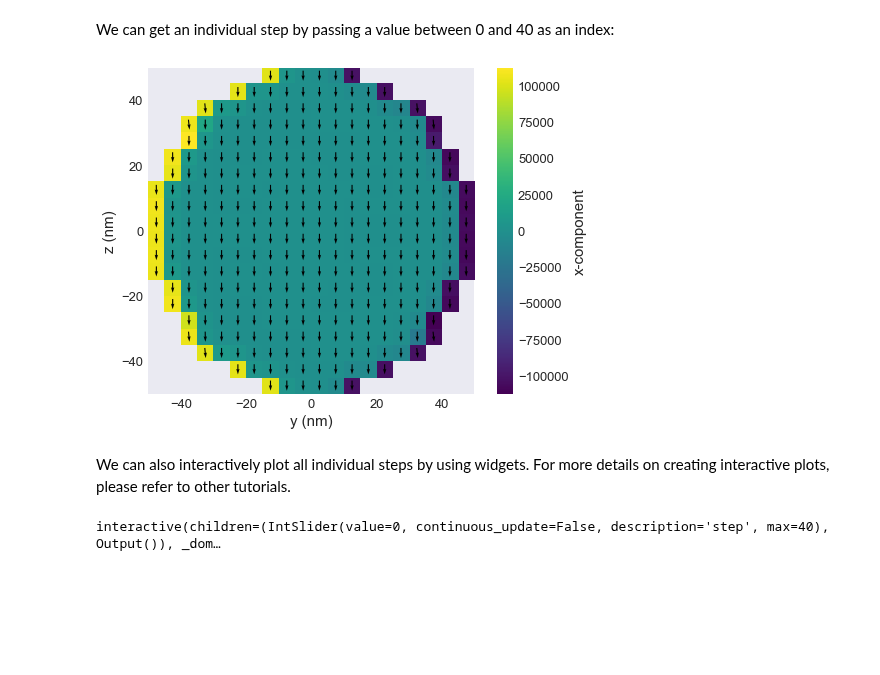
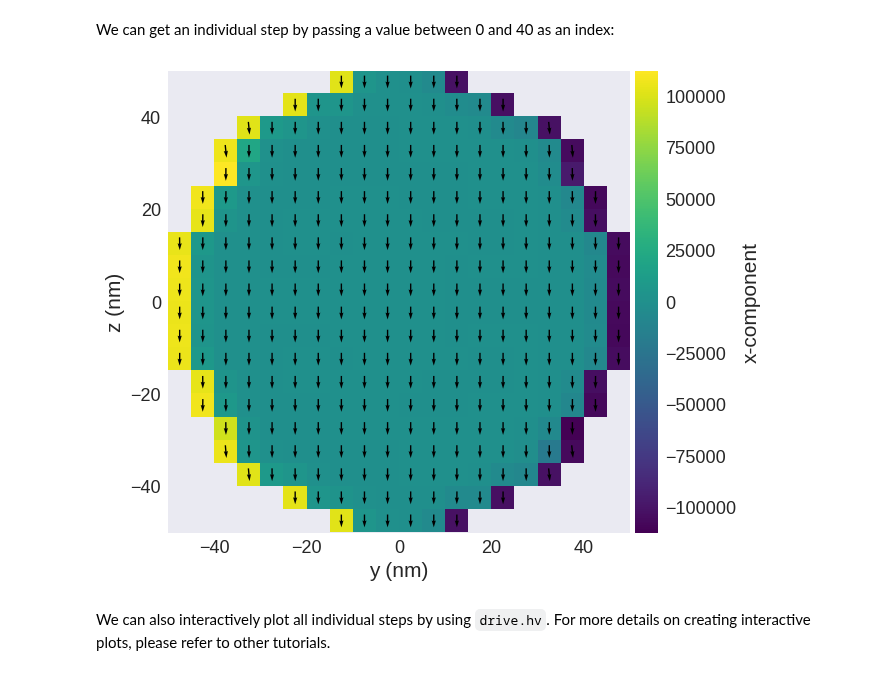
Before and after one commit to ubermag/tutorials, a Jupyter notebook: examples/hysteresis.ipynb, the cells around one changed output. Saved outputs shown, nothing was run; the diff lists cells and outputs as text; code cells hidden in the pictures; blank space fills up the shorter version.

```diff
--- a/examples/hysteresis.ipynb
+++ b/examples/hysteresis.ipynb
@@ -20,7 +20,7 @@ def Ms_fun(point):
     else:
         return 0
 
-system.m = df.Field(mesh, dim=3, value=(0, 0, -1), norm=Ms_fun)
+system.m = df.Field(mesh, nvdim=3, value=(0, 0, -1), norm=Ms_fun, valid="norm")
 # %% [markdown]
 Now that we have `system` object we can simulate hysteresis using `HysteresisDriver`. Like all other drivers, `HysteresisDriver` has `drive` method. As input arhuments it takes `system` object (as usual) and:
 
@@ -140,14 +140,8 @@ drive.n
 # %% [markdown]
 We can get an individual step by passing a value between 0 and 40 as an index:
 # %%
-drive[0].plane('x').mpl()
+drive[0].sel('x').mpl()
 # %% [output]
-[figure, old version]
+[figure, new version]
 # %% [markdown]
-We can also interactively plot all individual steps by using widgets. For more details on creating interactive plots, please refer to other tutorials.
+We can also interactively plot all individual steps by using `drive.hv`. For more details on creating interactive plots, please refer to other tutorials.
-# %%
-@df.interact(step=drive.slider(continuous_update=False))
-def my_plot(step):
-    drive[step].plane('x').mpl()
-# %% [output]
-interactive(children=(IntSlider(value=0, continuous_update=False, description='step', max=40), Output()), _dom…
```
Also changed, not shown: parts of 8 cells of this notebook.
